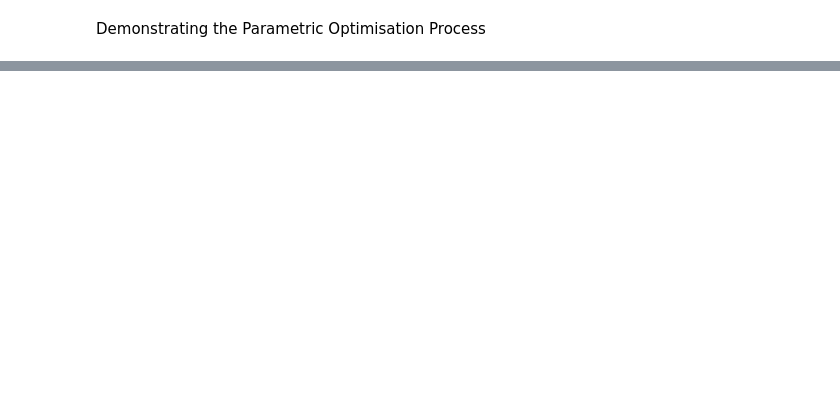
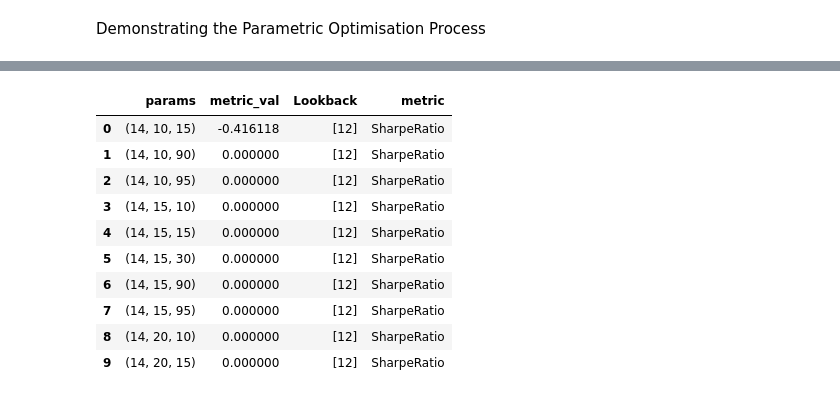
Before and after one commit to Suprabhash/AlgoTrading-IIMC, a Jupyter notebook: Backtest_Test.ipynb, the cells around one changed output, grey strips where cells are left out. Cells and saved outputs as stored; diff of their text form; code cells hidden in the pictures; blank space fills up the shorter version.

```diff
--- a/Backtest_Test.ipynb
+++ b/Backtest_Test.ipynb
@@ -85,0 +146,4 @@ Selecting best and mailing results
+# %%
+with open("Caches/^NSEI/D/RSI/SelectedStrategies/Filtered_Top10_NumOptPeriods1.pkl", 'rb') as file:
+    filtered_strategies = pickle.load(file)
+filtered_strategies
@@ -85,0 +168,14 @@ Selecting best and mailing results
+# %%
+filtered_strategies[-1]["Strategies"]
+# %% [output]
+|  | params | metric_val | Lookback | metric |
+| 0 | (14, 10, 15) | -0.416118 | [12] | SharpeRatio |
+| 1 | (14, 10, 90) | 0.000000 | [12] | SharpeRatio |
+| 2 | (14, 10, 95) | 0.000000 | [12] | SharpeRatio |
+| 3 | (14, 15, 10) | 0.000000 | [12] | SharpeRatio |
+| 4 | (14, 15, 15) | 0.000000 | [12] | SharpeRatio |
+| 5 | (14, 15, 30) | 0.000000 | [12] | SharpeRatio |
+| 6 | (14, 15, 90) | 0.000000 | [12] | SharpeRatio |
+| 7 | (14, 15, 95) | 0.000000 | [12] | SharpeRatio |
+| 8 | (14, 20, 10) | 0.000000 | [12] | SharpeRatio |
+| 9 | (14, 20, 15) | 0.000000 | [12] | SharpeRatio |
```
Also changed, not shown: parts of 9 cells of this notebook, 3 other files.
